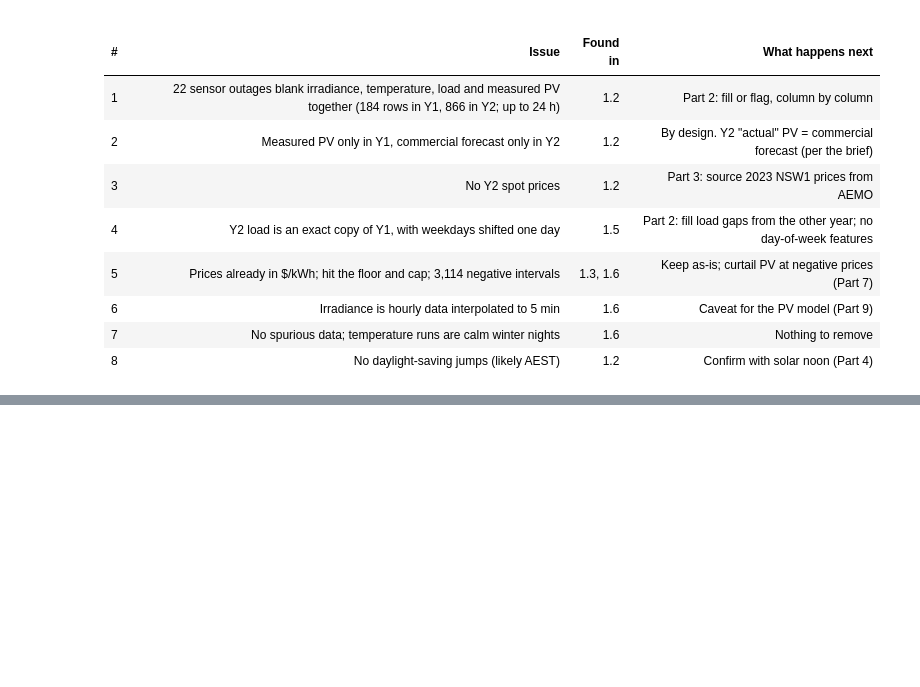
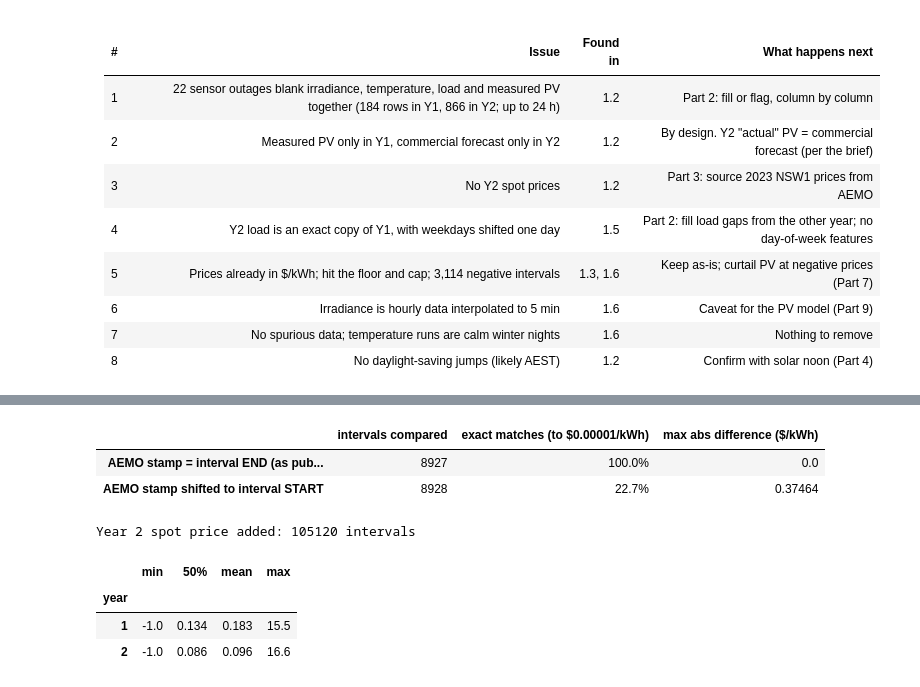
Before and after one commit to 7ayatibp/SOLA, a Jupyter notebook: SOLA4237_Assignment2.ipynb, the cells around one changed output, grey strips where cells are left out. Cells and saved outputs as stored; diff of their text form; code cells hidden in the pictures; blank space fills up the shorter version.

Commit message:
Part 2 cleaning; Part 3 AEMO prices, wholesale price, tariff table, Figure 3.1

```diff
--- a/SOLA4237_Assignment2.ipynb
+++ b/SOLA4237_Assignment2.ipynb
@@ -671,0 +822,21 @@ Part 1 diagnosed the data without changing it. Part 2 fixes only what this list
+# %%
+# Figure 2.1 - Before/after: the 24-hour outage (1-2 July 2023), refilled two ways
+win = slice("2023-06-30", "2023-07-03")
+raw = df[COL["irr"]].loc[win]
+gap = raw.isna()
+straight = df[COL["irr"]].interpolate(method="time").loc[win]
+
+fig = go.Figure()
+fig.add_trace(go.Scatter(x=raw.index, y=raw, name="Measured",
+                         line=dict(color="black", width=1.5)))
+fig.add_trace(go.Scatter(x=raw.index, y=weather["irr"].loc[win].where(gap), name="Filled: same time on nearby days (used)",
+                         line=dict(color="#1f77b4", width=2.5)))
+fig.add_trace(go.Scatter(x=raw.index, y=straight.where(gap), name="Straight-line interpolation (rejected)",
+                         line=dict(color="#d62728", width=2, dash="dash")))
+fig.add_vrect(x0=raw.index[gap].min(), x1=raw.index[gap].max(), fillcolor="grey", opacity=0.15, line_width=0,
+              annotation_text="24 h sensor outage", annotation_position="top left")
+fig.update_layout(
+    title="Filling the longest outage: the nearby-days fill keeps the daily solar shape; a straight line erases the day",
+    xaxis_title="Time", yaxis_title="Irradiance (W/m²)", template="plotly_white", height=420,
+    legend=dict(orientation="h", yanchor="top", y=-0.18, x=0))
+fig.show()
@@ -671,0 +873,12 @@ Part 1 diagnosed the data without changing it. Part 2 fixes only what this list
+# %%
+dfc = build_clean(df, load_clean, weather, flags, cut=df2.index.min())
+
+# Contract checks: what every later Part is allowed to assume (matches Task 2.1)
+must_be_complete = ["load_kW", "irr_Wm2", "temp_C", "flat_imp", "flat_exp", "tou_imp", "tou_exp"]
+assert dfc[must_be_complete].notna().all().all(),                         "gaps left in a column that must be complete"
+assert dfc.loc[dfc.year == 2, "pv_kW"].notna().all(),                      "Year 2 'actual' PV must be complete"
+assert dfc["pv_kW"].isna().sum() == dfc["pv_meas_missing"].sum(),          "only the unfilled Y1 PV rows may be blank"
+assert dfc.loc[dfc.year == 2, "pv_kW"].equals(dfc.loc[dfc.year == 2, "pv_comm_kW"])
+assert dfc.loc[dfc.year == 2, "rrp_kWh"].isna().all()                      # Y2 prices still to be sourced (Part 3)
+print("Clean dataset:", dfc.shape, "| all contract checks passed")
+dfc.isna().sum()[lambda s: s > 0]
@@ -671,0 +970,34 @@ Part 1 diagnosed the data without changing it. Part 2 fixes only what this list
+# %%
+# Alignment check: which timestamp convention reproduces the Year 1 prices in the site data?
+jan22 = load_spot_prices("NSW1", "2022-01", "2022-01", PRICE_DIR) / 1000          # $/MWh -> $/kWh
+site_jan22 = df.loc["2022-01", COL["rrp"]]
+conventions = {"AEMO stamp = interval END (as published)": jan22,
+               "AEMO stamp shifted to interval START":    to_period_start(jan22)}
+pd.DataFrame({
+    name: {"intervals compared": int(site_jan22.index.isin(s.index).sum()),
+           "exact matches (to $0.00001/kWh)": f"{np.isclose(site_jan22, s.reindex(site_jan22.index), atol=1e-5).mean():.1%}",
+           "max abs difference ($/kWh)": float((site_jan22 - s.reindex(site_jan22.index)).abs().max())}
+    for name, s in conventions.items()
+}).T
+# %% [output]
+|  | intervals compared | exact matches (to $0.00001/kWh) | max abs difference ($/kWh) |
+| AEMO stamp = interval END (as pub... | 8927 | 100.0% | 0.0 |
+| AEMO stamp shifted to interval START | 8928 | 22.7% | 0.37464 |
+# %%
+# Year 2 spot price ($/kWh). The alignment check showed the site data uses AEMO's interval-END stamps
+# as published, so no shift. The first Year 2 interval (2023-01-01 00:00) ends the last AEMO interval
+# of December 2022, so the download starts in December 2022.
+spot_y2 = load_spot_prices("NSW1", "2022-12", "2023-12", PRICE_DIR) / 1000
+spot_y2 = spot_y2.reindex(dfc.index[dfc.year == 2])
+assert spot_y2.notna().all(), f"{spot_y2.isna().sum()} Year 2 intervals have no AEMO price"
+
+dfc.loc[dfc.year == 2, "rrp_kWh"] = spot_y2.values
+assert dfc["rrp_kWh"].notna().all()                               # both years now have a spot price
+print("Year 2 spot price added:", len(spot_y2), "intervals")
+dfc.groupby("year")["rrp_kWh"].describe()[["min", "50%", "mean", "max"]].round(3)
+# %% [output]
+Year 2 spot price added: 105120 intervals
+|  | min | 50% | mean | max |
+| year |  |  |  |  |
+| 1 | -1.0 | 0.134 | 0.183 | 15.5 |
+| 2 | -1.0 | 0.086 | 0.096 | 16.6 |
```
Also changed, not shown: parts of 40 cells of this notebook, 18 other files.
